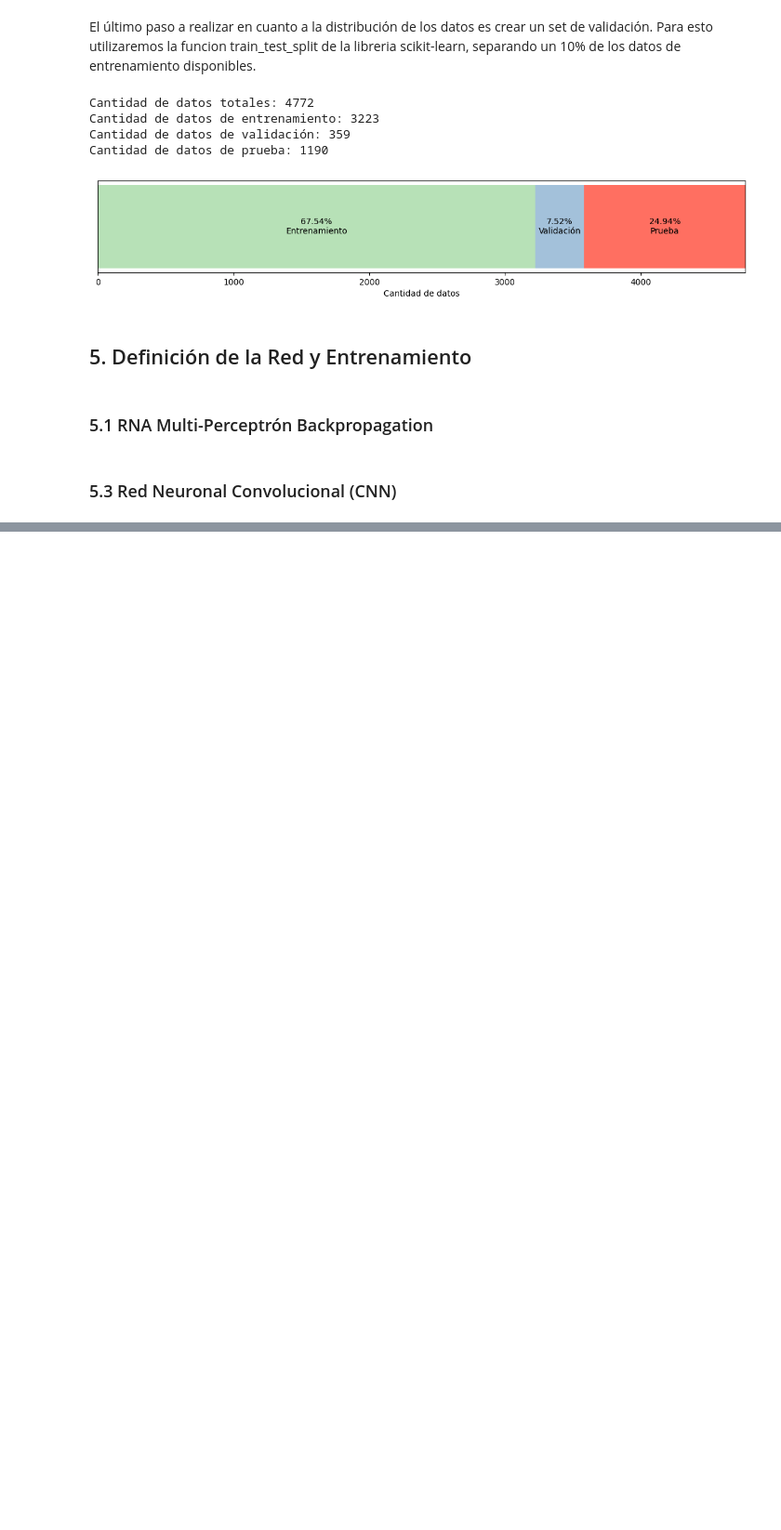
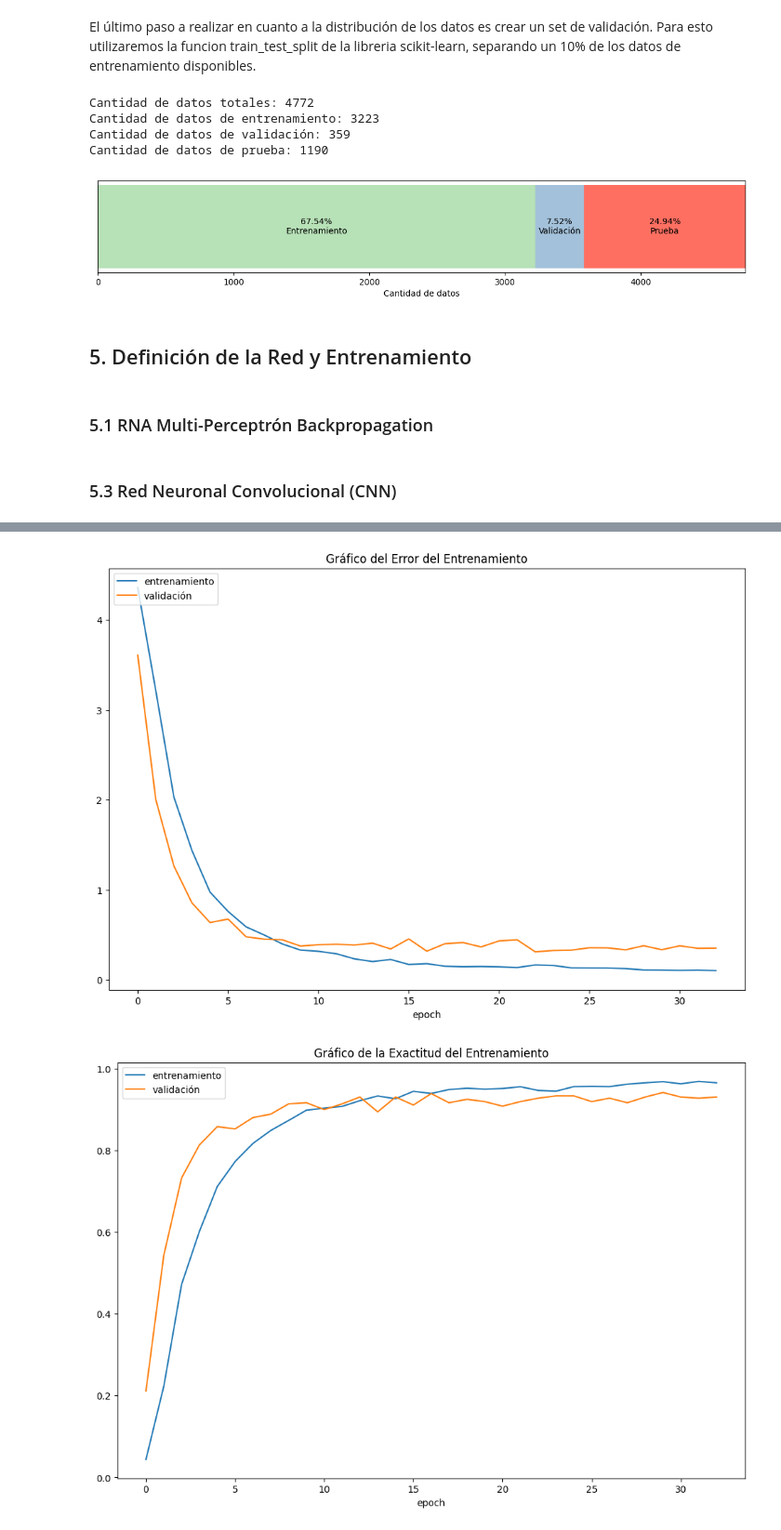
Before and after one commit to MMoyanoFontana/Grupo9-IA-TP2, a Jupyter notebook: Grupo_9_TP_2.ipynb, the cells around one changed output, grey strips where cells are left out. Shown at 93% size. Drawn from its saved outputs; the diff is of its cells as text; code cells hidden in the pictures; blank space fills up the shorter version.

```diff
--- a/Grupo_9_TP_2.ipynb
+++ b/Grupo_9_TP_2.ipynb
@@ -412,0 +418,23 @@ show_model_performance(x_test,y_test,cnn_1, "Prueba",list(training_category_coun
+# %%
+cnn_2_inputs = tf.keras.Input(shape=(128, 128, 1))
+x = tf.keras.layers.Conv2D(32, 3, activation="relu")(cnn_2_inputs)
+x = tf.keras.layers.MaxPooling2D((2,2))(x)
+
+x = tf.keras.layers.Conv2D(64, 3, activation="relu")(x)
+x = tf.keras.layers.MaxPooling2D((2,2))(x)
+
+x = tf.keras.layers.Conv2D(128, 3, activation="relu")(x)
+x = tf.keras.layers.MaxPooling2D((2,2))(x)
+
+x = tf.keras.layers.Flatten()(x)
+x = tf.keras.layers.Dense(128, activation="relu")(x)
+x = tf.keras.layers.Dropout(0.5)(x)
+cnn_2_outputs = tf.keras.layers.Dense(category_count, activation="softmax")(x)
+
+cnn_2 = Model(inputs=cnn_2_inputs, outputs=cnn_2_outputs, name = "CNN_2")
+# %%
+cnn_2.compile(optimizer='adam',
+              loss='categorical_crossentropy',
+              metrics=['accuracy'])
+
+cnn_2.summary()
@@ -412,0 +463,4 @@ show_model_performance(x_test,y_test,cnn_1, "Prueba",list(training_category_coun
+# %%
+cnn_2_history = cnn_2.fit(x_train, y_train, epochs=100,
+                    validation_data=(x_validation, y_validation),
+                    callbacks=[cnn_early_stopping])
@@ -412,0 +491,5 @@ show_model_performance(x_test,y_test,cnn_1, "Prueba",list(training_category_coun
+# %%
+plot_training_history(cnn_2_history, (12,8))
+# %% [output]
+[figure, added]
+[figure, added]
```
Also changed, not shown: parts of 24 cells of this notebook, 5 other files.
